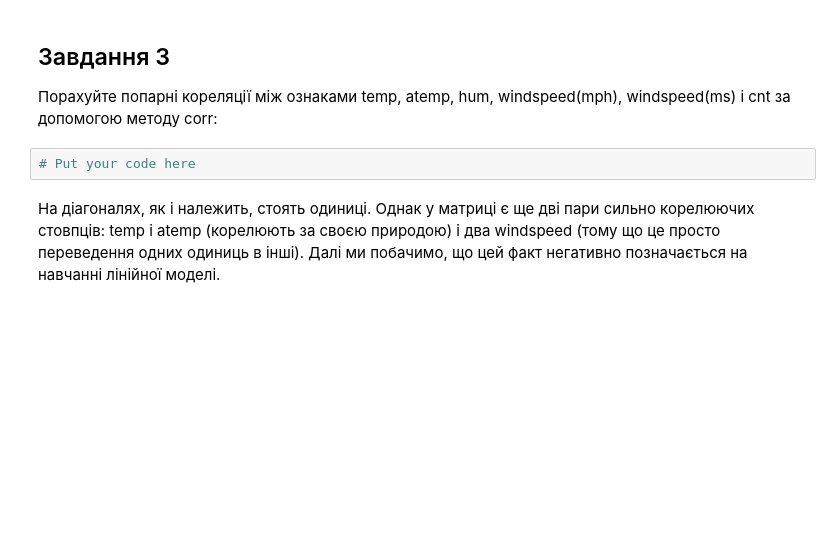
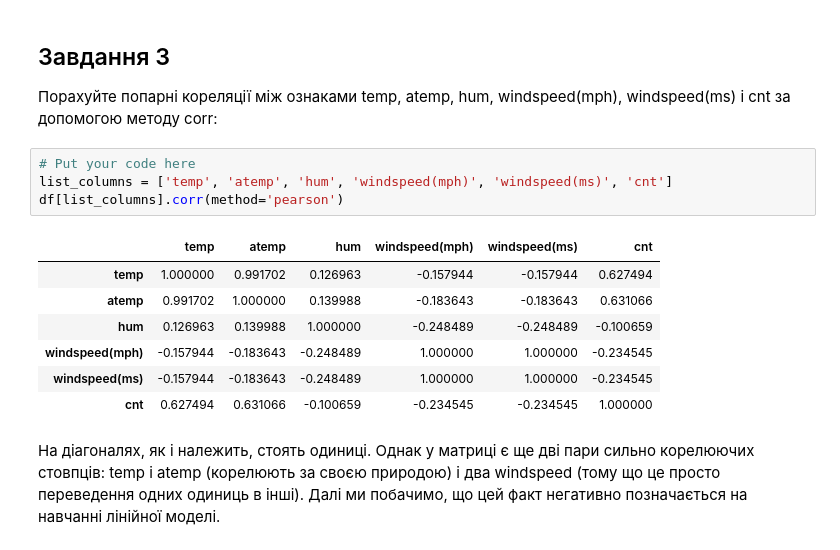
Before and after one commit to PavelStelmakhV/hw304-linear-regression-overfitting-regularization, a Jupyter notebook: OverfittingHomeWork.ipynb, the cells around one changed output. Cells and saved outputs as stored; diff of their text form; blank space fills up the shorter version.

```diff
--- a/OverfittingHomeWork.ipynb
+++ b/OverfittingHomeWork.ipynb
@@ -164,8 +164,18 @@ dtype: float64
 
 Порахуйте попарні кореляції між ознаками temp, atemp, hum, windspeed(mph), windspeed(ms) і cnt
 за допомогою методу corr:
-# %%
-# Put your code here
+# %%
+# Put your code here
+list_columns = ['temp', 'atemp', 'hum', 'windspeed(mph)', 'windspeed(ms)', 'cnt']
+df[list_columns].corr(method='pearson')
+# %% [output]
+|  | temp | atemp | hum | windspeed(mph) | windspeed(ms) | cnt |
+| temp | 1.000000 | 0.991702 | 0.126963 | -0.157944 | -0.157944 | 0.627494 |
+| atemp | 0.991702 | 1.000000 | 0.139988 | -0.183643 | -0.183643 | 0.631066 |
+| hum | 0.126963 | 0.139988 | 1.000000 | -0.248489 | -0.248489 | -0.100659 |
+| windspeed(mph) | -0.157944 | -0.183643 | -0.248489 | 1.000000 | 1.000000 | -0.234545 |
+| windspeed(ms) | -0.157944 | -0.183643 | -0.248489 | 1.000000 | 1.000000 | -0.234545 |
+| cnt | 0.627494 | 0.631066 | -0.100659 | -0.234545 | -0.234545 | 1.000000 |
 # %% [markdown]
 На діагоналях, як і належить, стоять одиниці. Однак у матриці є ще дві пари сильно корелюючих стовпців: temp і atemp (корелюють за своєю природою) і два windspeed (тому що це просто переведення одних одиниць в інші). Далі ми побачимо, що цей факт негативно позначається на навчанні лінійної моделі.
 # %% [markdown]
```
Also changed, not shown: parts of 3 cells of this notebook.
